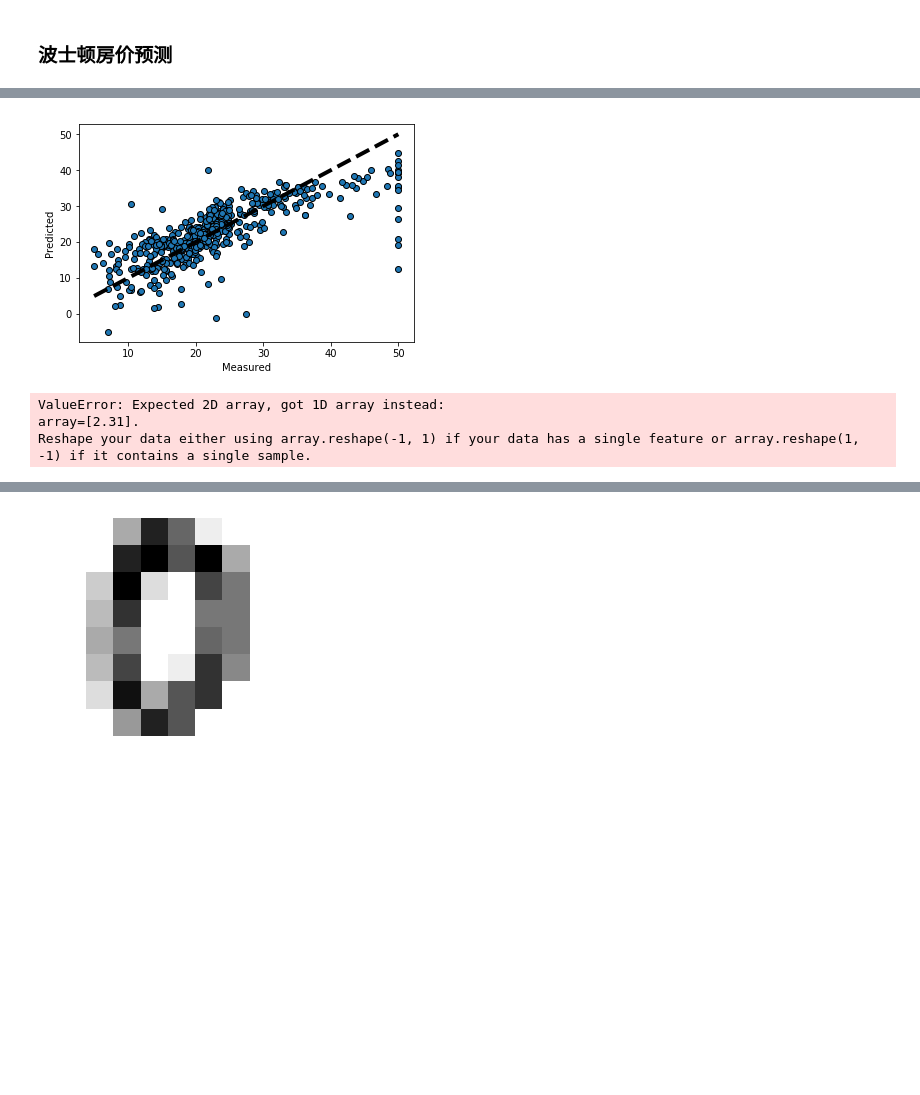
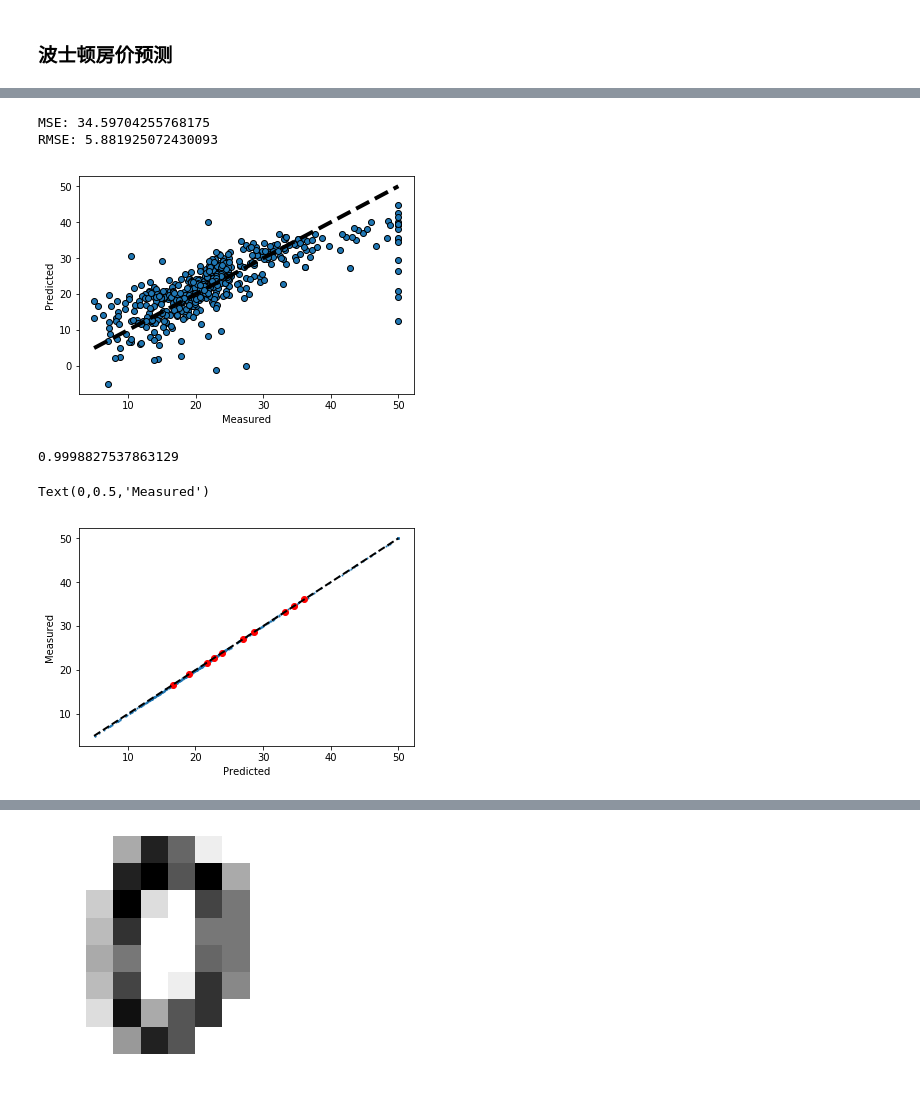
Before and after one commit to willschang/scikit_learn_new, a Jupyter notebook: scikit_learn_1.ipynb, the cells around one changed output, grey strips where cells are left out. Cells and saved outputs as stored; diff of their text form; code cells hidden in the pictures; blank space fills up the shorter version.

```diff
--- a/scikit_learn_1.ipynb
+++ b/scikit_learn_1.ipynb
@@ -748,9 +775,12 @@ The mean absoluate error of LinearRegression is 3.5261239963985425
 [figure]
 # %%
+import matplotlib.pyplot as plt
+import numpy as np
 from sklearn import datasets
 from sklearn.model_selection import cross_val_predict
 from sklearn import linear_model
-import matplotlib.pyplot as plt
+from sklearn import metrics
+
 
 lr = linear_model.LinearRegression()
 boston = datasets.load_boston()
@@ -760,6 +790,12 @@ y = boston.target
 # is a prediction obtained by cross validation:
 predicted = cross_val_predict(lr, boston.data, y, cv=10)
 
+# 用scikit-learn计算MSE
+score = metrics.mean_squared_error(y, predicted)
+print("MSE:", score)
+# 用scikit-learn计算RMSE
+print("RMSE:",np.sqrt(score))
+
 fig, ax = plt.subplots()
 ax.scatter(y, predicted, edgecolors=(0, 0, 0))
 ax.plot([y.min(), y.max()], [y.min(), y.max()], 'k--', lw=4)
@@ -767,31 +803,31 @@ ax.set_xlabel('Measured')
 ax.set_ylabel('Predicted')
 plt.show()
 # %% [output]
+MSE: 34.59704255768175
+RMSE: 5.881925072430093
 [figure]
 # %%
 %matplotlib inline
 from sklearn import datasets
 from sklearn.svm import SVR
 import matplotlib.pyplot as plt
 
 boston = datasets.load_boston()
 X=boston.data
 y = boston.target
 clf = SVR(kernel='rbf', C=1e3, gamma=0.1)
 clf.fit(X, y)
-from sklearn.externals import joblib
-joblib.dump(clf,"./machine_SVR.pkl")
-clf=joblib.load("./machine_SVR.pkl")
-clf.fit(boston.data, y)
-predict_y=clf.predict(boston.data[2])
+
+predict_y=clf.predict(boston.data[:10])
 predict=clf.predict(X)
-clf.score(X, y)
-plt.scatter(predict,y,s=2)
+score = clf.score(X, y)
+print(score)
+plt.scatter(predict,y,s=1)
 plt.plot(predict_y, predict_y, 'ro')
 plt.plot([y.min(), y.max()], [y.min(), y.max()], 'k--', lw=2)
 plt.xlabel('Predicted')
 plt.ylabel('Measured')
 # %% [output]
-ValueError: Expected 2D array, got 1D array instead:
-array=[2.31].
-Reshape your data either using array.reshape(-1, 1) if your data has a single feature or array.reshape(1, -1) if it contains a single sample.
+0.9998827537863129
+Text(0,0.5,'Measured')
+[figure, added]
```
Also changed, not shown: parts of 4 cells of this notebook, 4 other files.
